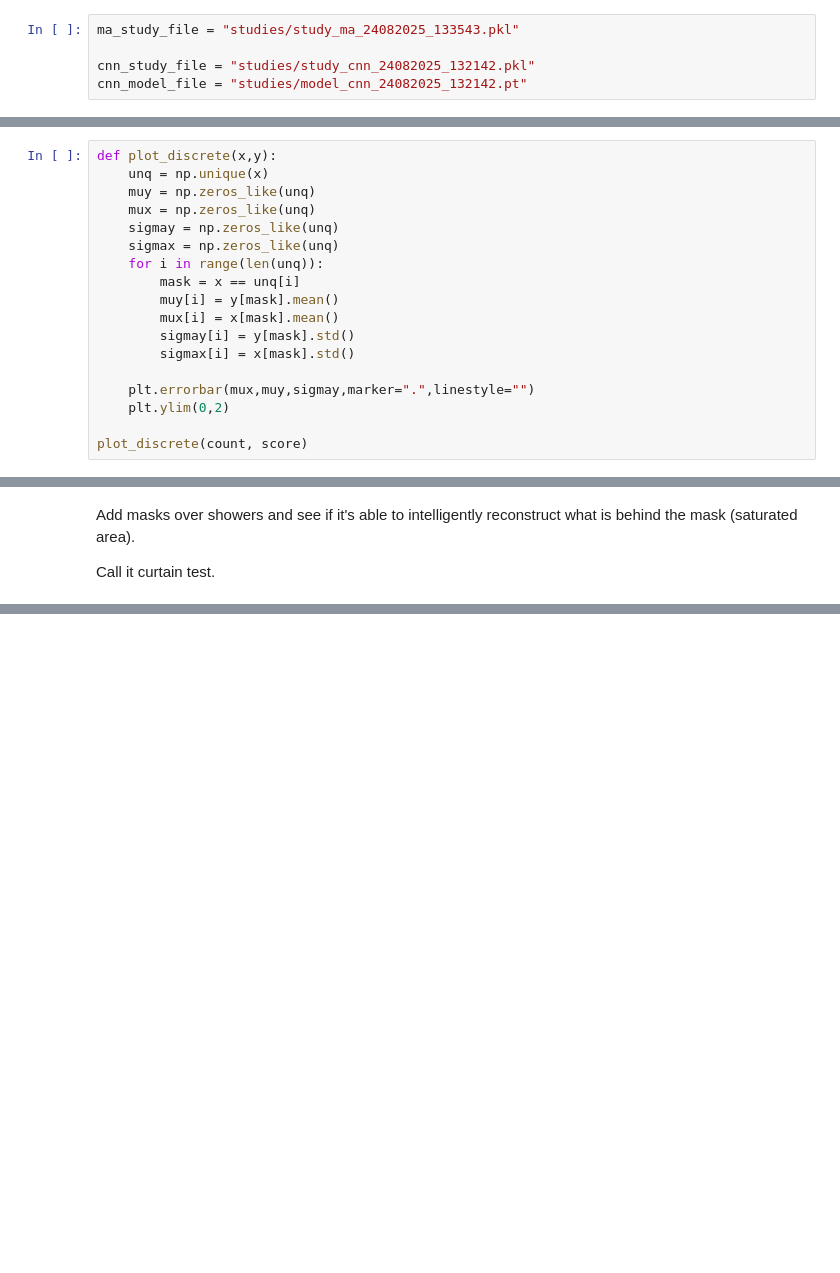
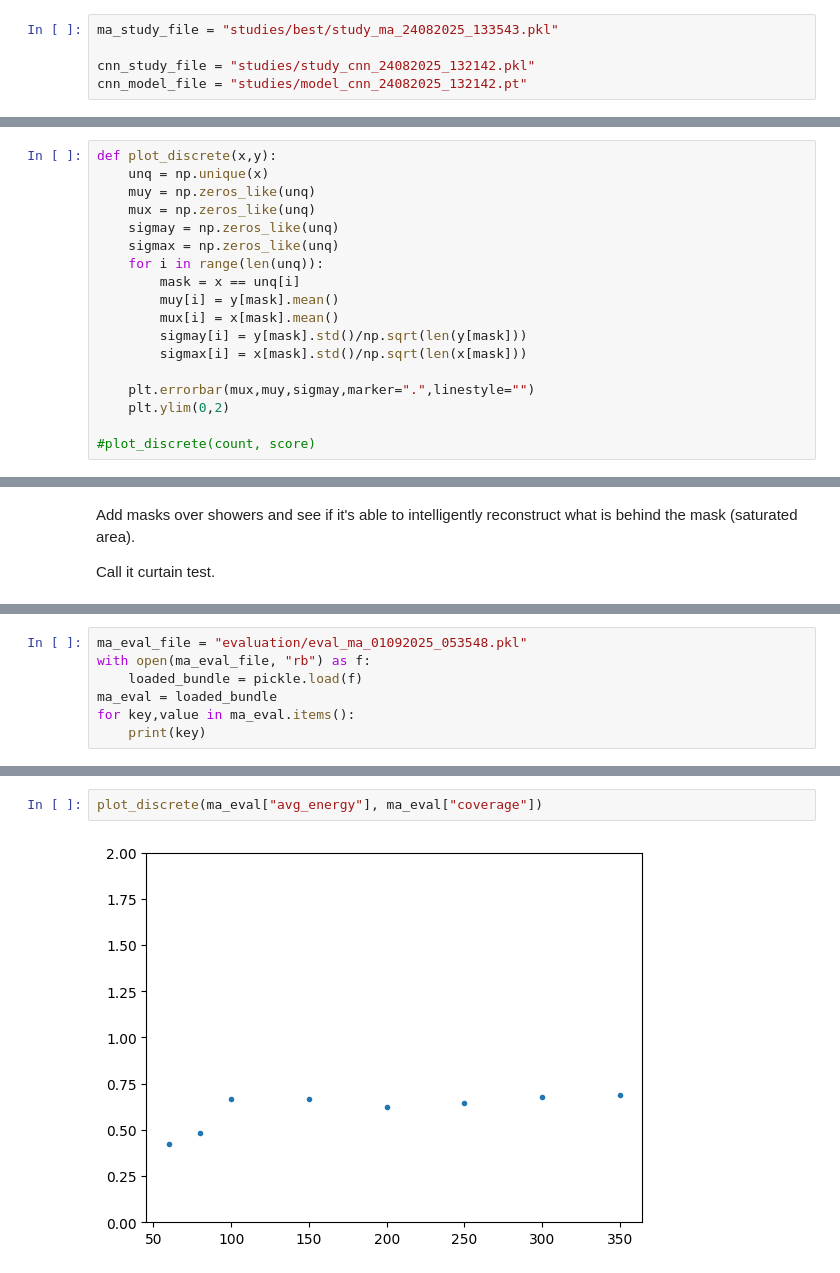
Before and after one commit to Bjartensen/python_focalh_clustering, a Jupyter notebook: notebooks/study.ipynb, the cells around one changed output, grey strips where cells are left out. Drawn from its saved outputs; the diff is of its cells as text; blank space fills up the shorter version.

```diff
--- a/notebooks/study.ipynb
+++ b/notebooks/study.ipynb
@@ -47,7 +50,7 @@ par3: None
 # %% [markdown]
 # Evaluate studies
 # %%
-ma_study_file = "studies/study_ma_24082025_133543.pkl"
+ma_study_file = "studies/best/study_ma_24082025_133543.pkl"
 
 cnn_study_file = "studies/study_cnn_24082025_132142.pkl"
 cnn_model_file = "studies/model_cnn_24082025_132142.pt"
@@ -184,10 +187,10 @@ def plot_discrete(x,y):
         mask = x == unq[i]
         muy[i] = y[mask].mean()
         mux[i] = x[mask].mean()
-        sigmay[i] = y[mask].std()
-        sigmax[i] = x[mask].std()
+        sigmay[i] = y[mask].std()/np.sqrt(len(y[mask]))
+        sigmax[i] = x[mask].std()/np.sqrt(len(x[mask]))
 
     plt.errorbar(mux,muy,sigmay,marker=".",linestyle="")
     plt.ylim(0,2)
 
-plot_discrete(count, score)
+#plot_discrete(count, score)
@@ -287,0 +291,7 @@ Call it curtain test.
+# %%
+ma_eval_file = "evaluation/eval_ma_01092025_053548.pkl"
+with open(ma_eval_file, "rb") as f:
+    loaded_bundle = pickle.load(f)
+ma_eval = loaded_bundle
+for key,value in ma_eval.items():
+    print(key)
@@ -287,0 +307,4 @@ Call it curtain test.
+# %%
+plot_discrete(ma_eval["avg_energy"], ma_eval["coverage"])
+# %% [output]
+[figure, added]
```
Also changed, not shown: parts of 6 cells of this notebook, 10 other files.
